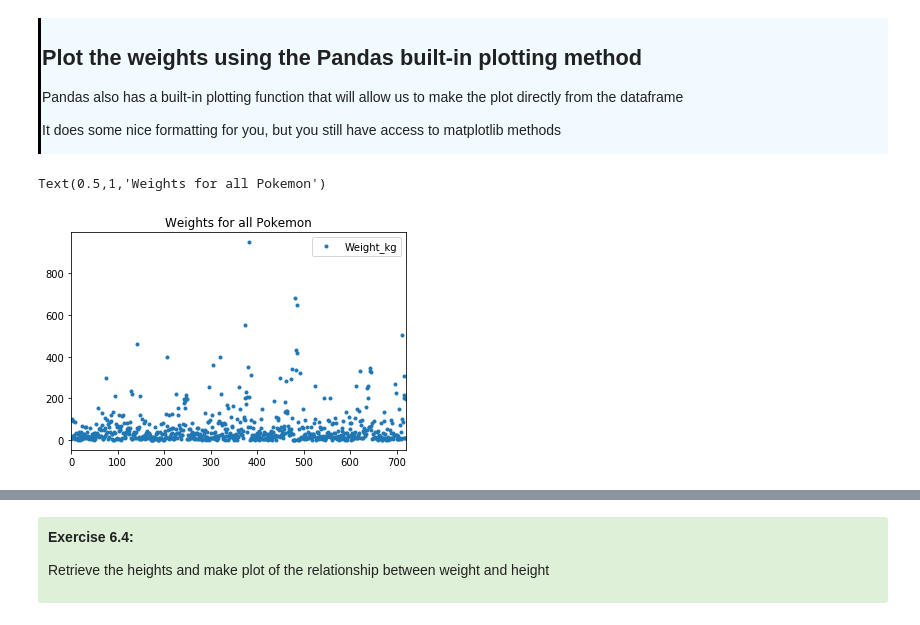
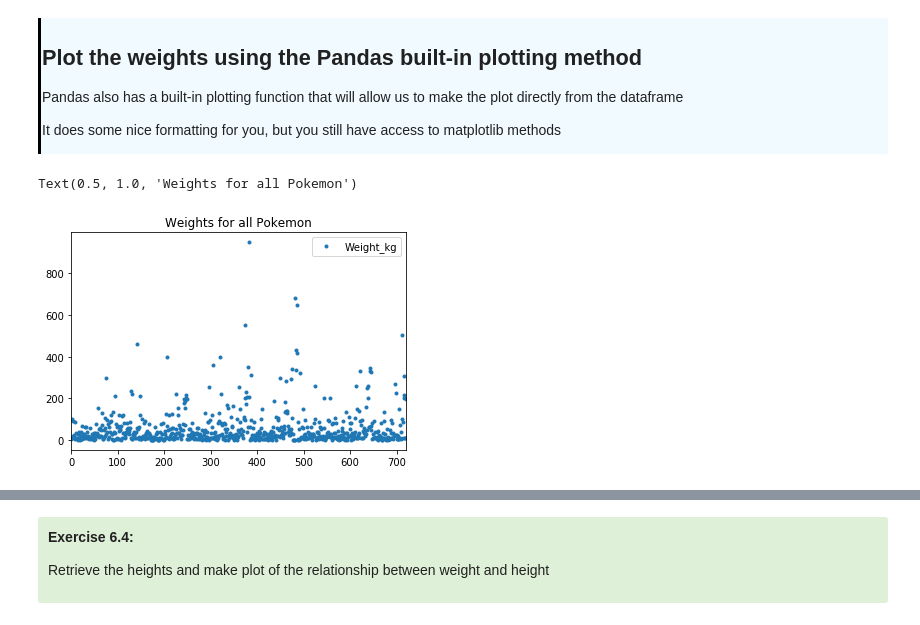
Before and after one commit to AllenInstitute/SWDB_2019, a Jupyter notebook: PythonBootcamp/solutions/07_Introduction_To_Pandas_solutions.ipynb, the cells around one changed output, grey strips where cells are left out. Saved outputs shown, nothing was run; the diff lists cells and outputs as text; code cells hidden in the pictures.

```diff
--- a/PythonBootcamp/solutions/07_Introduction_To_Pandas_solutions.ipynb
+++ b/PythonBootcamp/solutions/07_Introduction_To_Pandas_solutions.ipynb
@@ -329,9 +330,9 @@ ax.plot(weight,'.')
 <p>It does some nice formatting for you, but you still have access to matplotlib methods
 </div>
 # %%
-ax = df.plot(x=df.index,y='Weight_kg',marker='.',linestyle='none')
+ax = df.plot(y='Weight_kg',marker='.',linestyle='none')
 
 ax.set_title('Weights for all Pokemon')
 # %% [output]
-Text(0.5,1,'Weights for all Pokemon')
+Text(0.5, 1.0, 'Weights for all Pokemon')
-[figure, old version]
+[figure, new version]
```
Also changed, not shown: parts of 26 cells of this notebook, 1 other file.
